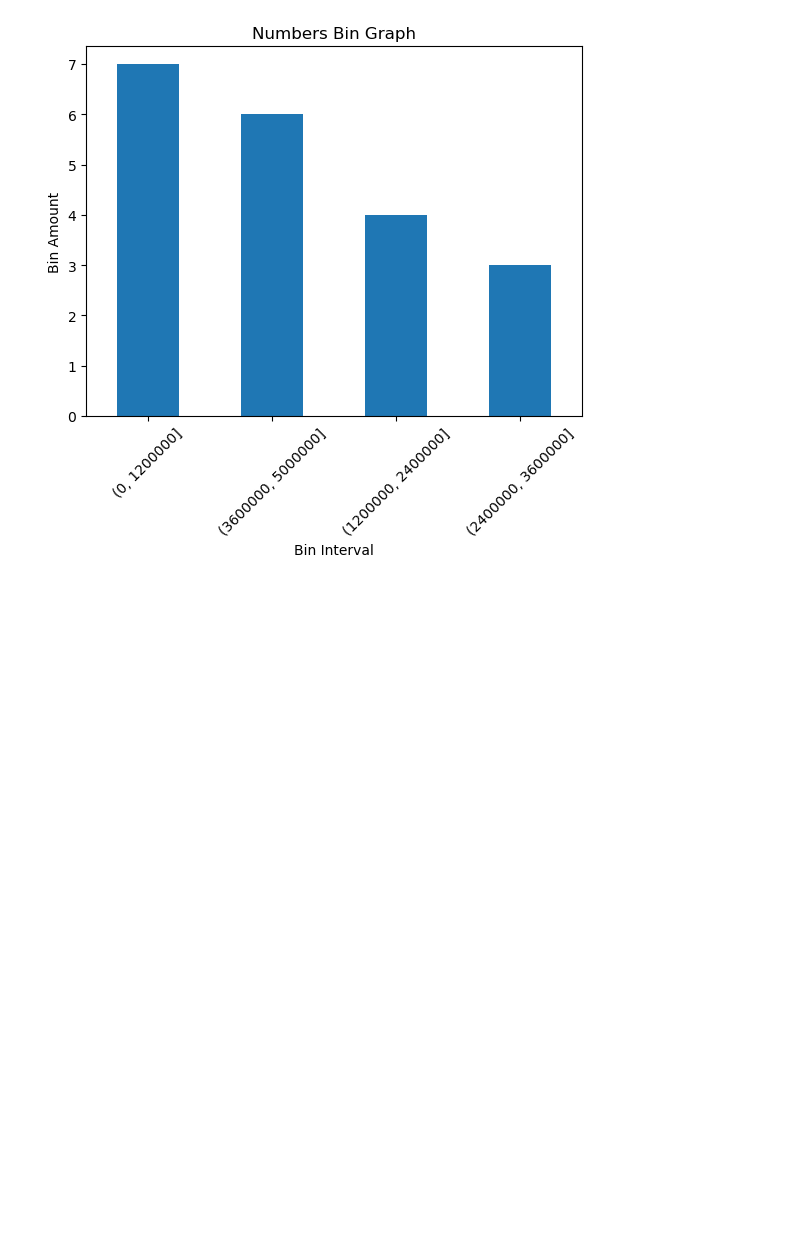
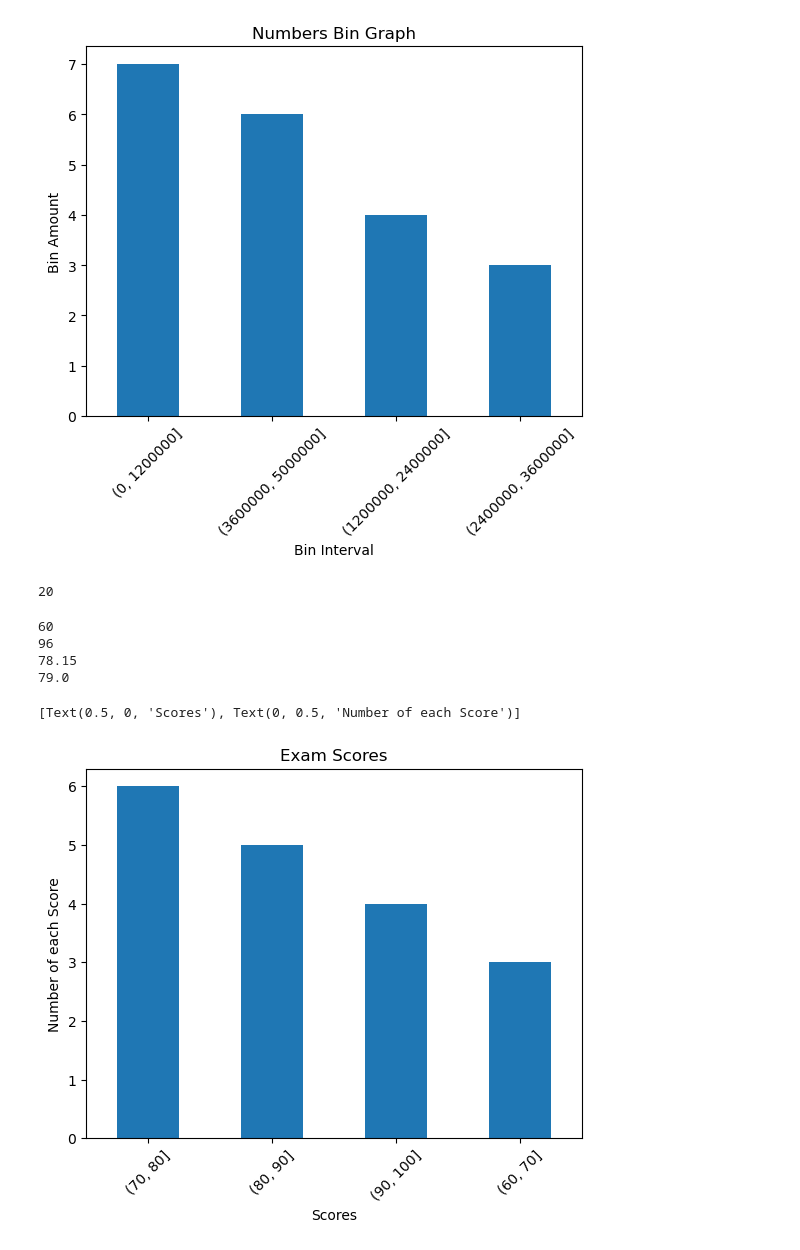
Before and after one commit to ihcrane/data-science-libraries, a Jupyter notebook: panda_series.ipynb, the cells around one changed output. Saved outputs shown, nothing was run; the diff lists cells and outputs as text; code cells hidden in the pictures; blank space fills up the shorter version.

```diff
--- a/panda_series.ipynb
+++ b/panda_series.ipynb
@@ -321,3 +321,29 @@ num_bin_series.value_counts().plot.bar(title='Numbers Bin Graph', rot=45).set(xl
 # %% [output]
 [Text(0.5, 0, 'Bin Interval'), Text(0, 0.5, 'Bin Amount')]
 [figure]
+# %%
+exam_scores = [60, 86, 75, 62, 93, 71, 60, 83, 95, 78, 65, 72, 69, 81, 96, 80, 85, 92, 82, 78]
+exam_scores =pd.Series(exam_scores)
+# %%
+# 1. How many elements are in the exam_scores Series?
+len(exam_scores)
+# %% [output]
+20
+# %%
+# 2. Run the code to discover the minimum, the maximum, the mean, and the median scores for the exam_scores Series.
+print(exam_scores.min())
+print(exam_scores.max())
+print(exam_scores.mean())
+print(exam_scores.median())
+# %% [output]
+60
+96
+78.15
+79.0
+# %%
+# 3. Plot the Series in a meaningful way and make sure your chart has a title and axis labels.
+exam_scores_bins = pd.cut(exam_scores, [60, 70, 80, 90, 100])
+exam_scores_bins.value_counts().plot.bar(title='Exam Scores', rot=45).set(xlabel='Scores', ylabel='Number of each Score')
+# %% [output]
+[Text(0.5, 0, 'Scores'), Text(0, 0.5, 'Number of each Score')]
+[figure, added]
```
Also changed, not shown: parts of 3 cells of this notebook, 1 other file.
